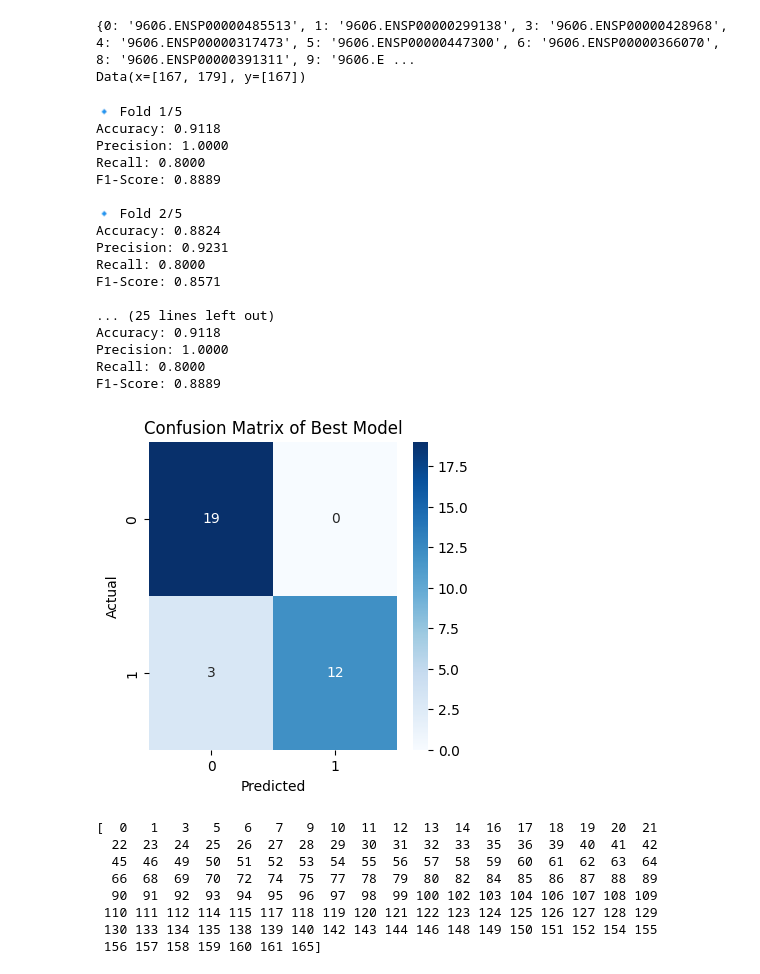
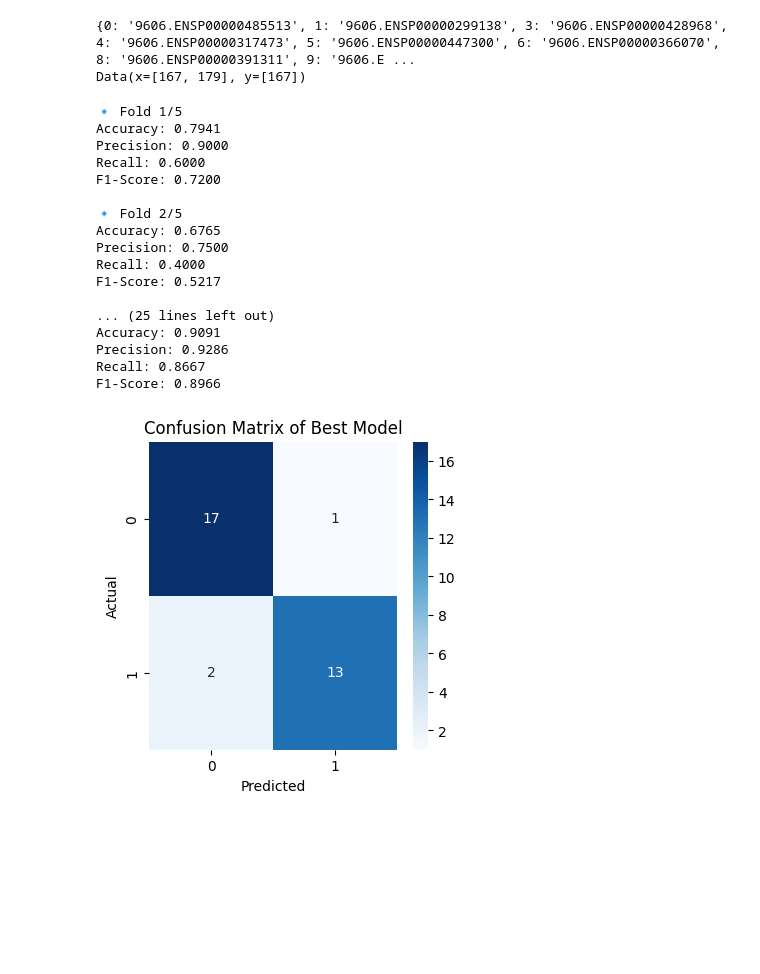
Before and after one commit to Emanuele19/TopologyPermutations, a Jupyter notebook: models/MLP_binary_sim.ipynb, the cells around one changed output. Cells and saved outputs as stored; diff of their text form; code cells hidden in the pictures; blank space fills up the shorter version.

```diff
--- a/models/MLP_binary_sim.ipynb
+++ b/models/MLP_binary_sim.ipynb
@@ -4,7 +4,7 @@ import pandas as pd
 import networkx as nx
 from torch_geometric.data import Data
 
-nodes_df = pd.read_csv("./pre_processing_output/classification_three_labels_nodes_sim.csv")  # Dataset con nodi (proteine)
+nodes_df = pd.read_csv("../pre_processing_output/classification_three_labels_nodes_sim_main_components.csv")  # Dataset con nodi (proteine)
 
 nodes_df['features'] = nodes_df['features'].apply(lambda x: torch.tensor(eval(x), dtype=torch.float))
 nodes_df['label'] = nodes_df['label'].apply(lambda x: torch.tensor(x, dtype=torch.int))
@@ -198,36 +198,28 @@ class MLP(torch.nn.Module):
                 plt.title("Confusion Matrix of Best Model")
                 plt.show()
 
-        return best_model, best_train_indices
+        return best_model, best_fold_metrics
 # %%
 LR = 0.001
 model = MLP(in_channels=data.x.shape[1], hidden_channels=64, out_channels=1, dropout=0)
-_, best_training_mask = model.k_fold_cross_validation(data,epochs=200, learning_rate=LR, patience=10)
-print(best_training_mask)
+_, best_training_mask = model.k_fold_cross_validation(data,epochs=50, learning_rate=LR, patience=10)
+# print(best_training_mask)
 # %% [output]
 🔹 Fold 1/5
-Accuracy: 0.9118
-Precision: 1.0000
-Recall: 0.8000
-F1-Score: 0.8889
+Accuracy: 0.7941
+Precision: 0.9000
+Recall: 0.6000
+F1-Score: 0.7200
 
 🔹 Fold 2/5
-Accuracy: 0.8824
-Precision: 0.9231
-Recall: 0.8000
-F1-Score: 0.8571
+Accuracy: 0.6765
+Precision: 0.7500
+Recall: 0.4000
+F1-Score: 0.5217
 
 ... (25 lines left out)
-Accuracy: 0.9118
-Precision: 1.0000
-Recall: 0.8000
-F1-Score: 0.8889
+Accuracy: 0.9091
+Precision: 0.9286
+Recall: 0.8667
+F1-Score: 0.8966
-[figure, old version]
+[figure, new version]
-[  0   1   3   5   6   7   9  10  11  12  13  14  16  17  18  19  20  21
-  22  23  24  25  26  27  28  29  30  31  32  33  35  36  39  40  41  42
-  45  46  49  50  51  52  53  54  55  56  57  58  59  60  61  62  63  64
-  66  68  69  70  72  74  75  77  78  79  80  82  84  85  86  87  88  89
-  90  91  92  93  94  95  96  97  98  99 100 102 103 104 106 107 108 109
- 110 111 112 114 115 117 118 119 120 121 122 123 124 125 126 127 128 129
- 130 133 134 135 138 139 140 142 143 144 146 148 149 150 151 152 154 155
- 156 157 158 159 160 161 165]
```
Also changed, not shown: parts of 3 cells of this notebook, 14 other files.
